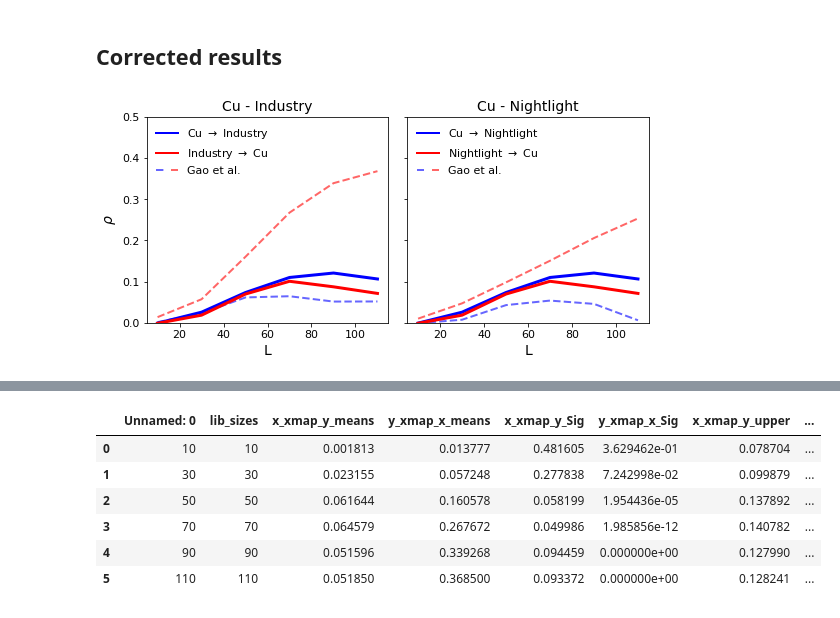
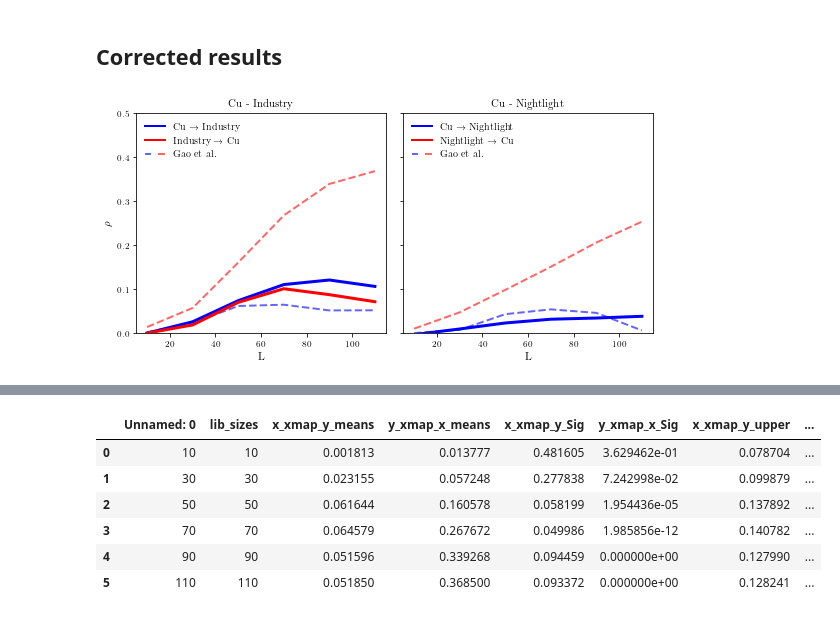
Before and after one commit to KatharinaBracher/GCCM, a Jupyter notebook: code/HeavyMetal.ipynb, the cells around one changed output, grey strips where cells are left out. Cells and saved outputs as stored; diff of their text form; code cells hidden in the pictures.

```diff
--- a/code/HeavyMetal.ipynb
+++ b/code/HeavyMetal.ipynb
@@ -19,12 +17,14 @@ warnings.simplefilter(action='ignore', category=FutureWarning)
 # %%
 # Set specific font sizes
 plt.rcParams.update({
-    'font.size': 14,          # Global font size
-    'axes.titlesize': 14,     # Title font size
-    'axes.labelsize': 14,     # X and Y axis labels font size
-    'xtick.labelsize': 11,    # X-axis tick labels font size
-    'ytick.labelsize': 11,    # Y-axis tick labels font size
-    'legend.fontsize': 11,    # Legend font size
+    'font.size': 12,          # Global font size
+    'axes.titlesize': 11,     # Title font size
+    'axes.labelsize': 11,     # X and Y axis labels font size
+    'xtick.labelsize': 9,    # X-axis tick labels font size
+    'ytick.labelsize': 9,    # Y-axis tick labels font size
+    'legend.fontsize': 10,    # Legend font size
 })
+rc('font', **{'family': 'serif', 'serif': ['Computer Modern']})
+rc('text', usetex=True)
 # %% [markdown]
 ## Data
@@ -207,38 +301,40 @@ for lib in lib_sizes:
     nx_xmap_y_correct.append(nresults_correct['x_xmap_y'][lib]['mean'])
     ny_xmap_x_correct.append(nresults_correct['y_xmap_x'][lib]['mean'])
 # %%
-#iresultsr_correct = pd.read_csv('../Gao_code/raster_corrected/results/Iresults_corrected.csv')
-#nresultsr_correct = pd.read_csv('../Gao_code/raster_corrected/results/Nresults_corrected.csv')
+iresultsr_correct = pd.read_csv('../Gao_code/raster_corrected/results/Iresults_corrected.csv')
+nresultsr_correct = pd.read_csv('../Gao_code/raster_corrected/results/Nresults_corrected.csv')
 # %%
 fig, ax = plt.subplots(1,2, figsize=(8,4), sharex=True, sharey=True)
-p1,= ax[0].plot(lib_sizes, ix_xmap_y, '--', c='b', alpha=0.6, lw=2, label='original')
-p2,= ax[0].plot(lib_sizes, iy_xmap_x, '--', c='r', alpha=0.6, lw=2)
-p3,= ax[0].plot(lib_sizes, ix_xmap_y_correct,  c='b',  lw=3, label = r'Cu $\rightarrow$ Industry')
-p4,= ax[0].plot(lib_sizes, iy_xmap_x_correct,  c='r',  lw=3, label = r'Industry $\rightarrow$ Cu')
+p1,= ax[0].plot(lib_sizes, list(iresultsr['x_xmap_y_means']), '--', c='b', alpha=0.6, lw=2, label='Gao et al.')
+p2,= ax[0].plot(lib_sizes, list(iresultsr['y_xmap_x_means']), '--', c='r', alpha=0.6, lw=2)
+p3,= ax[0].plot(lib_sizes, list(iresultsr_correct['x_xmap_y_means']),  c='b',  lw=3, label = r'Cu $\rightarrow$ Industry')
+p4,= ax[0].plot(lib_sizes, list(iresultsr_correct['y_xmap_x_means']),  c='r',  lw=3, label = r'Industry $\rightarrow$ Cu')
+
+
 ax[0].set_ylim(0,0.5)
 ax[0].set_title('Cu - Industry')
 ax[0].set_xlabel('L')
 ax[0].set_ylabel(r'$\rho$')
 legend = ax[0].legend([p3, p4, (p1, p2)], [r'Cu $\rightarrow$ Industry', r'Industry $\rightarrow$ Cu', 'Gao et al.'], scatterpoints=1,
                numpoints=1, markerscale=1., handler_map={tuple: HandlerTuple(ndivide=None, pad=0.7)},
                       loc='upper left', frameon=False)
 for legobj in legend.legendHandles:
     legobj.set_linewidth(2)
 
-p1,= ax[1].plot(lib_sizes, nx_xmap_y, '--', c='b', alpha=0.6, lw=2, label='original')
-p2,= ax[1].plot(lib_sizes, ny_xmap_x, '--', c='r', alpha=0.6, lw=2)
-p3,= ax[1].plot(lib_sizes, nx_xmap_y_correct,  c='b',  lw=3, label = r'Cu $\rightarrow$ Industry')
-p4,= ax[1].plot(lib_sizes, ny_xmap_x_correct,  c='r',  lw=3, label = r'Industry $\rightarrow$ Cu')
+p1,= ax[1].plot(lib_sizes, list(nresultsr['x_xmap_y_means']), '--', c='b', alpha=0.6, lw=2, label='Gao et al.')
+p2,= ax[1].plot(lib_sizes, list(nresultsr['y_xmap_x_means']), '--', c='r', alpha=0.6, lw=2)
+p3,= ax[1].plot(lib_sizes, list(nresultsr_correct['x_xmap_y_means']),  c='b',  lw=3, label = r'Cu $\rightarrow$ Industry')
+p4,= ax[1].plot(lib_sizes, list(nresultsr_correct['y_xmap_x_means']),  c='r',  lw=3, label = r'Industry $\rightarrow$ Cu')
 ax[1].set_ylim(0,0.5)
 ax[1].set_title('Cu - Nightlight')
 ax[1].set_xlabel('L')
 legend = ax[1].legend([p3, p4, (p1, p2)], [r'Cu $\rightarrow$ Nightlight', r'Nightlight $\rightarrow$ Cu', 'Gao et al.'], scatterpoints=1,
                numpoints=1, markerscale=1., handler_map={tuple: HandlerTuple(ndivide=None, pad=0.7)},
                       loc='upper left', frameon=False)
 for legobj in legend.legendHandles:
     legobj.set_linewidth(2)
 
 plt.tight_layout()
 plt.show()
 # %% [output]
-[figure, old version]
+[figure, new version]
```
Also changed, not shown: parts of 23 cells of this notebook, 27 other files.
